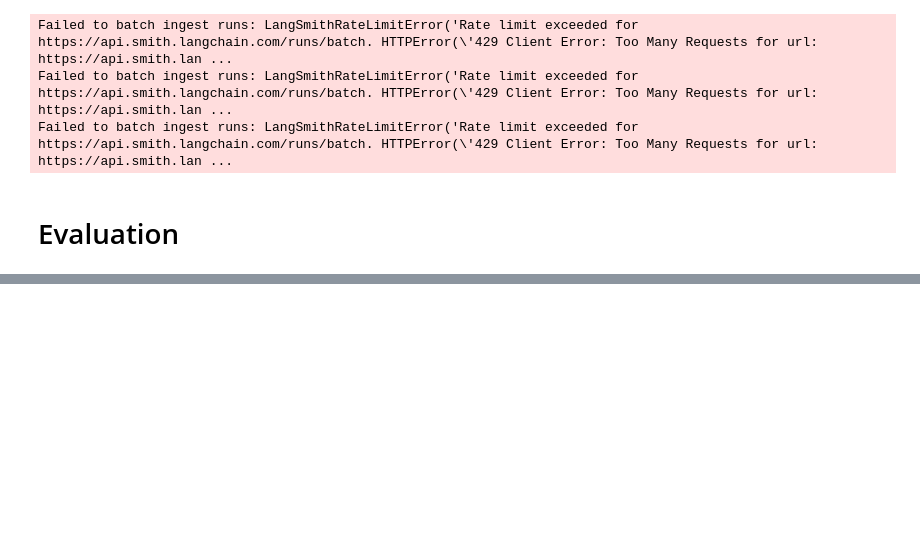
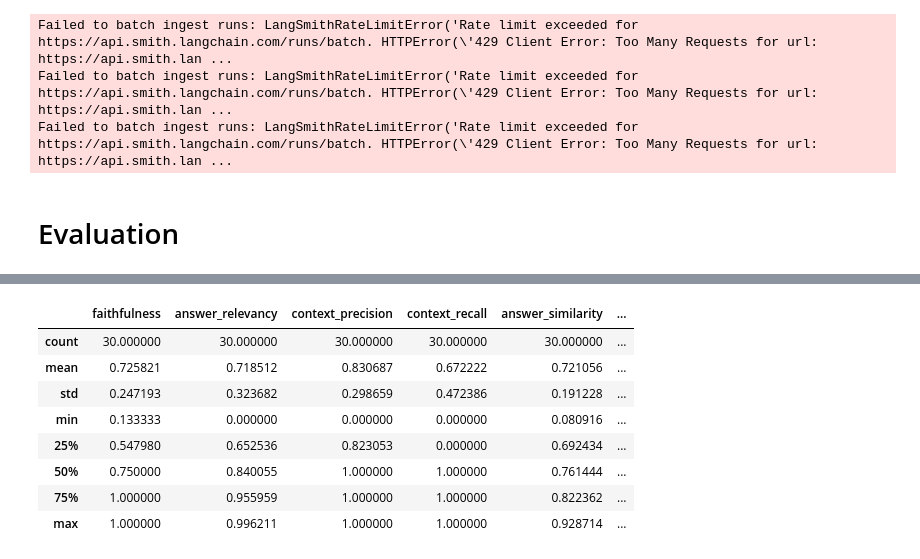
Before and after one commit to arkanalexei/ta-rag-demo, a Jupyter notebook: 4_evaluate.ipynb, the cells around one changed output, grey strips where cells are left out. Cells and saved outputs as stored; diff of their text form; code cells hidden in the pictures; blank space fills up the shorter version.

```diff
--- a/4_evaluate.ipynb
+++ b/4_evaluate.ipynb
@@ -197,0 +180,4 @@ harmfulness: 0.0
+# %%
+second = final_dataset.select(range(6, 12))
+second_score = evaluate(second, metrics=metrics, llm=llm, embeddings=embed_model)
+print_score(second_score)
@@ -197,0 +209,4 @@ harmfulness: 0.0
+# %%
+third = final_dataset.select(range(12, 18))
+third_score = evaluate(third, metrics=metrics, llm=llm, embeddings=embed_model)
+print_score(third_score)
@@ -197,0 +238,4 @@ harmfulness: 0.0
+# %%
+fourth = final_dataset.select(range(18, 24))
+fourth_score = evaluate(fourth, metrics=metrics, llm=llm, embeddings=embed_model)
+print_score(fourth_score)
@@ -197,0 +267,4 @@ harmfulness: 0.0
+# %%
+fifth = final_dataset.select(range(24, 30))
+fifth_score = evaluate(fifth, metrics=metrics, llm=llm, embeddings=embed_model)
+print_score(fifth_score)
@@ -197,0 +296,15 @@ harmfulness: 0.0
+# %%
+import pandas as pd
+
+score = pd.concat([first_score.to_pandas(), second_score.to_pandas(), third_score.to_pandas(), fourth_score.to_pandas(), fifth_score.to_pandas()])
+score.describe()
+# %% [output]
+|  | faithfulness | answer_relevancy | context_precision | context_recall | answer_similarity | ... |
+| count | 30.000000 | 30.000000 | 30.000000 | 30.000000 | 30.000000 | ... |
+| mean | 0.725821 | 0.718512 | 0.830687 | 0.672222 | 0.721056 | ... |
+| std | 0.247193 | 0.323682 | 0.298659 | 0.472386 | 0.191228 | ... |
+| min | 0.133333 | 0.000000 | 0.000000 | 0.000000 | 0.080916 | ... |
+| 25% | 0.547980 | 0.652536 | 0.823053 | 0.000000 | 0.692434 | ... |
+| 50% | 0.750000 | 0.840055 | 1.000000 | 1.000000 | 0.761444 | ... |
+| 75% | 1.000000 | 0.955959 | 1.000000 | 1.000000 | 0.822362 | ... |
+| max | 1.000000 | 0.996211 | 1.000000 | 1.000000 | 0.928714 | ... |
```
Also changed, not shown: parts of 12 cells of this notebook, 1 other file.
